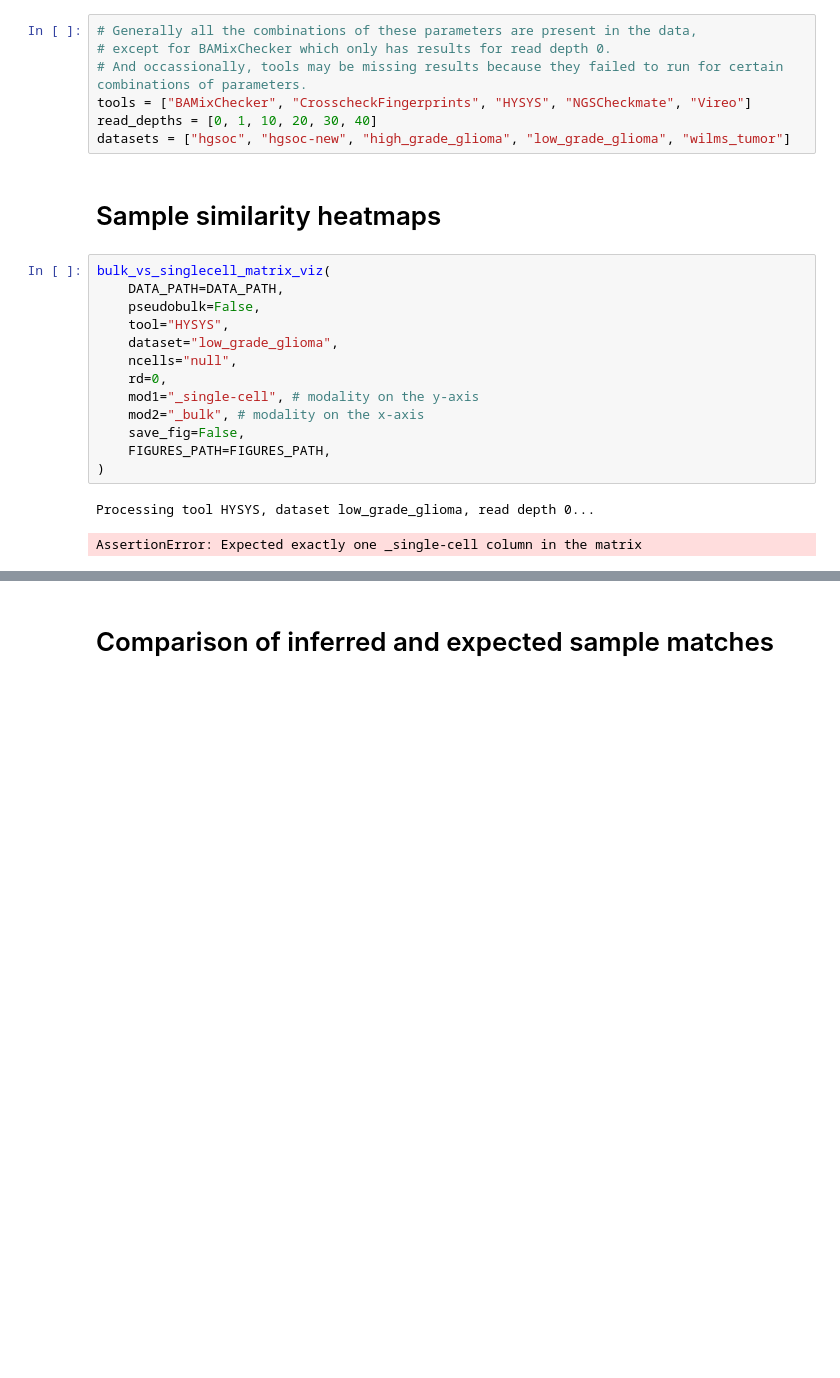
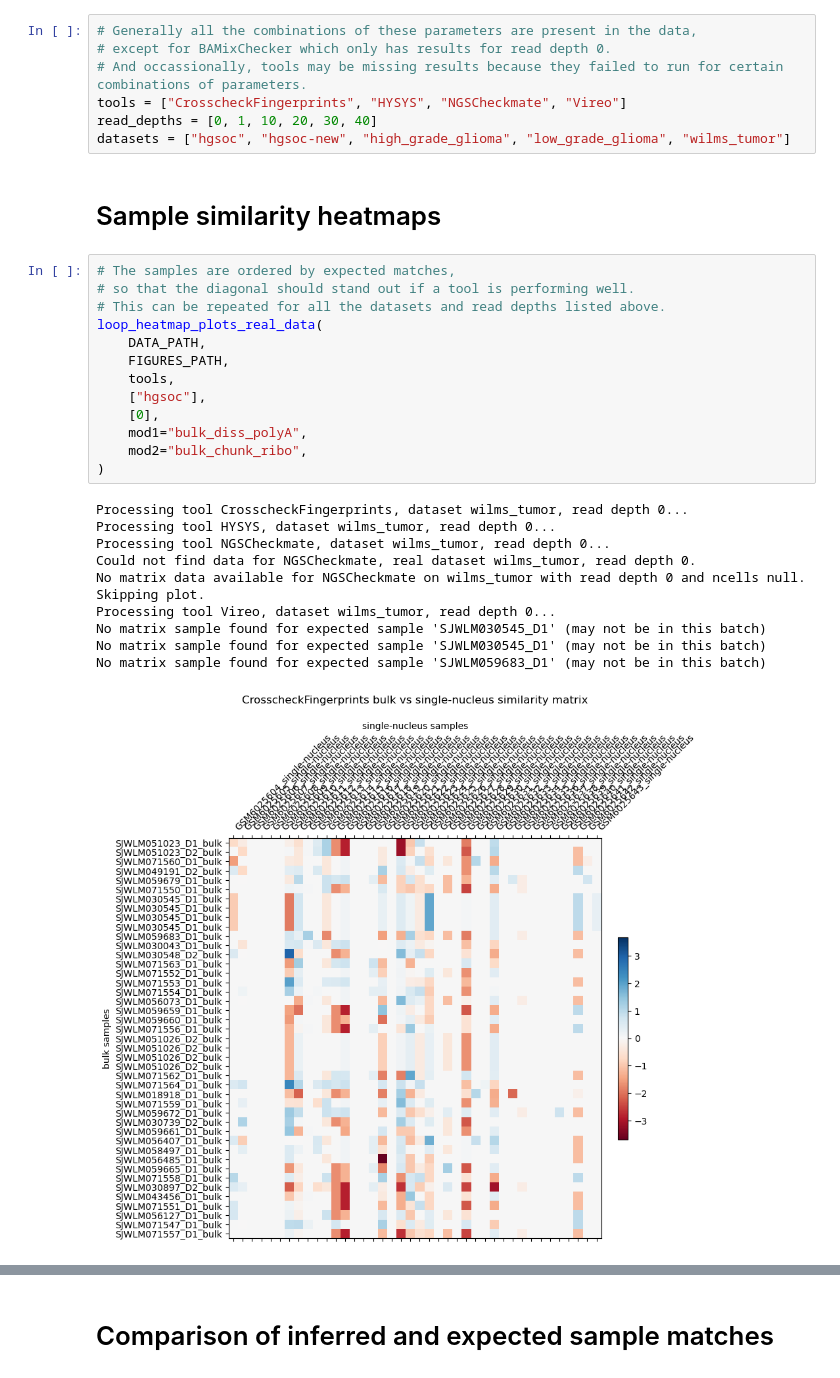
Before and after one commit to emma2207/hgsoc-reconstruction, a Jupyter notebook: sample_id_matching/scripts/experiment/real_data_results.ipynb, the cells around one changed output, grey strips where cells are left out. Saved outputs shown, nothing was run; the diff lists cells and outputs as text; blank space fills up the shorter version.

Commit message:
debugging heatmap plots

```diff
--- a/sample_id_matching/scripts/experiment/real_data_results.ipynb
+++ b/sample_id_matching/scripts/experiment/real_data_results.ipynb
@@ -11,24 +10,32 @@ FIGURES_PATH = "../../data/figures/" # Path to the directory where the figures w
 # Generally all the combinations of these parameters are present in the data,
 # except for BAMixChecker which only has results for read depth 0.
 # And occassionally, tools may be missing results because they failed to run for certain combinations of parameters.
-tools = ["BAMixChecker", "CrosscheckFingerprints", "HYSYS", "NGSCheckmate", "Vireo"]
+tools = ["CrosscheckFingerprints", "HYSYS", "NGSCheckmate", "Vireo"]
 read_depths = [0, 1, 10, 20, 30, 40]
 datasets = ["hgsoc", "hgsoc-new", "high_grade_glioma", "low_grade_glioma", "wilms_tumor"]
 # %% [markdown]
 # Sample similarity heatmaps
 # %%
-bulk_vs_singlecell_matrix_viz(
-    DATA_PATH=DATA_PATH,
-    pseudobulk=False,
-    tool="HYSYS",
-    dataset="low_grade_glioma",
-    ncells="null",
-    rd=0,
-    mod1="_single-cell", # modality on the y-axis
-    mod2="_bulk", # modality on the x-axis
-    save_fig=False,
-    FIGURES_PATH=FIGURES_PATH,
+# The samples are ordered by expected matches,
+# so that the diagonal should stand out if a tool is performing well.
+# This can be repeated for all the datasets and read depths listed above.
+loop_heatmap_plots_real_data(
+    DATA_PATH,
+    FIGURES_PATH,
+    tools,
+    ["hgsoc"],
+    [0],
+    mod1="bulk_diss_polyA",
+    mod2="bulk_chunk_ribo",
 )
 # %% [output]
-Processing tool HYSYS, dataset low_grade_glioma, read depth 0...
+Processing tool CrosscheckFingerprints, dataset wilms_tumor, read depth 0...
+Processing tool HYSYS, dataset wilms_tumor, read depth 0...
+Processing tool NGSCheckmate, dataset wilms_tumor, read depth 0...
+Could not find data for NGSCheckmate, real dataset wilms_tumor, read depth 0.
+No matrix data available for NGSCheckmate on wilms_tumor with read depth 0 and ncells null. Skipping plot.
+Processing tool Vireo, dataset wilms_tumor, read depth 0...
+No matrix sample found for expected sample 'SJWLM030545_D1' (may not be in this batch)
+No matrix sample found for expected sample 'SJWLM030545_D1' (may not be in this batch)
+No matrix sample found for expected sample 'SJWLM059683_D1' (may not be in this batch)
-AssertionError: Expected exactly one _single-cell column in the matrix
+[figure, added]
```
Also changed, not shown: parts of 2 cells of this notebook, 2 other files.
